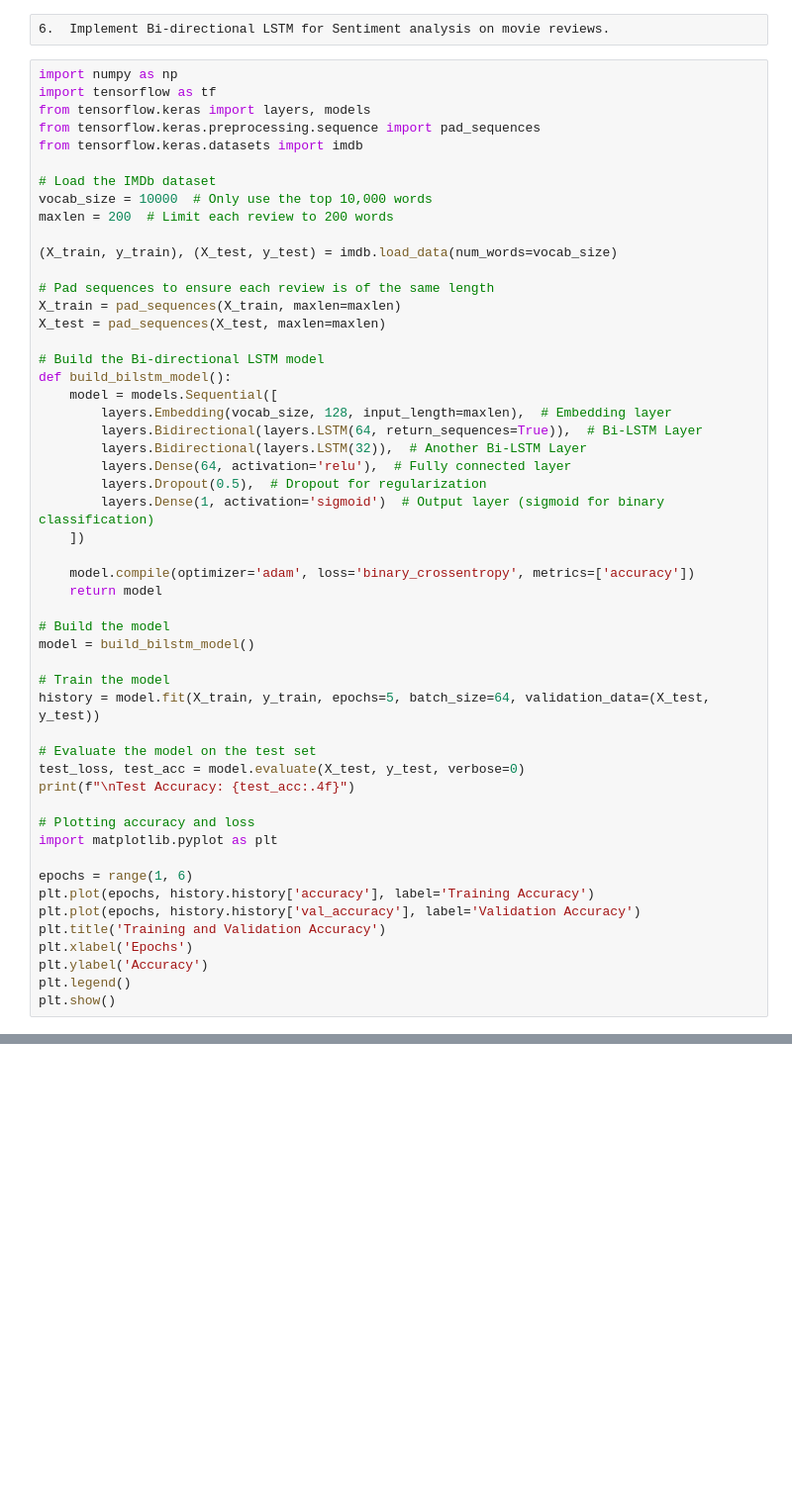
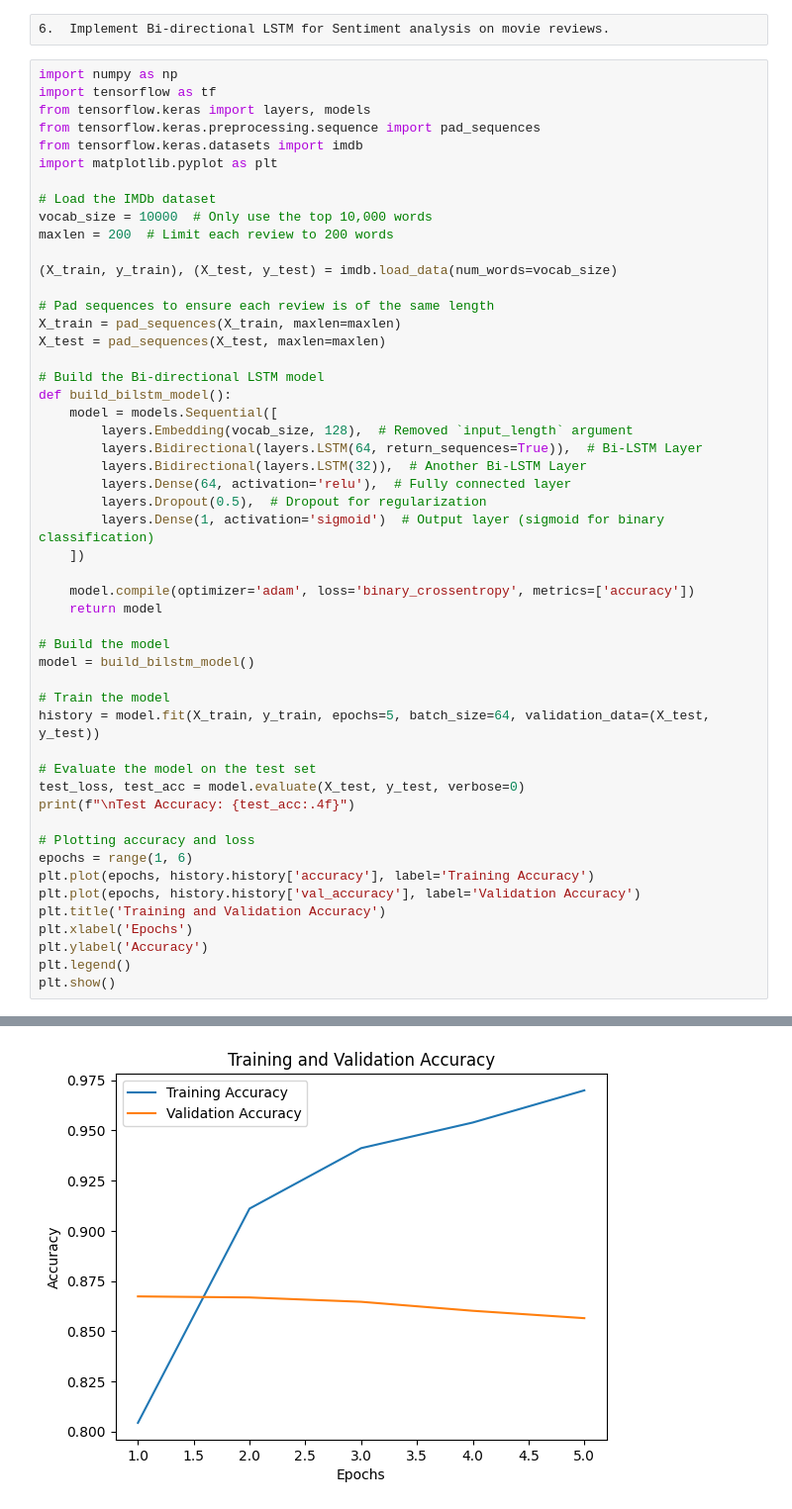
Before and after one commit to samanvitha-k/NN-Lab, a Jupyter notebook: prgm6.ipynb, the cells around one changed output, grey strips where cells are left out. Shown at 99% size. Cells and saved outputs as stored; diff of their text form; blank space fills up the shorter version.

```diff
--- a/prgm6.ipynb
+++ b/prgm6.ipynb
@@ -6,6 +6,7 @@ import tensorflow as tf
 from tensorflow.keras import layers, models
 from tensorflow.keras.preprocessing.sequence import pad_sequences
 from tensorflow.keras.datasets import imdb
+import matplotlib.pyplot as plt
 
 # Load the IMDb dataset
 vocab_size = 10000  # Only use the top 10,000 words
@@ -20,7 +21,7 @@ X_test = pad_sequences(X_test, maxlen=maxlen)
 # Build the Bi-directional LSTM model
 def build_bilstm_model():
     model = models.Sequential([
-        layers.Embedding(vocab_size, 128, input_length=maxlen),  # Embedding layer
+        layers.Embedding(vocab_size, 128),  # Removed `input_length` argument
         layers.Bidirectional(layers.LSTM(64, return_sequences=True)),  # Bi-LSTM Layer
         layers.Bidirectional(layers.LSTM(32)),  # Another Bi-LSTM Layer
         layers.Dense(64, activation='relu'),  # Fully connected layer
@@ -42,8 +43,6 @@ test_loss, test_acc = model.evaluate(X_test, y_test, verbose=0)
 print(f"\nTest Accuracy: {test_acc:.4f}")
 
 # Plotting accuracy and loss
-import matplotlib.pyplot as plt
-
 epochs = range(1, 6)
 plt.plot(epochs, history.history['accuracy'], label='Training Accuracy')
 plt.plot(epochs, history.history['val_accuracy'], label='Validation Accuracy')
@@ -65,0 +67 @@ Epoch 5/5
+[figure, added]
```
Also changed, not shown: parts of 1 cell of this notebook.
